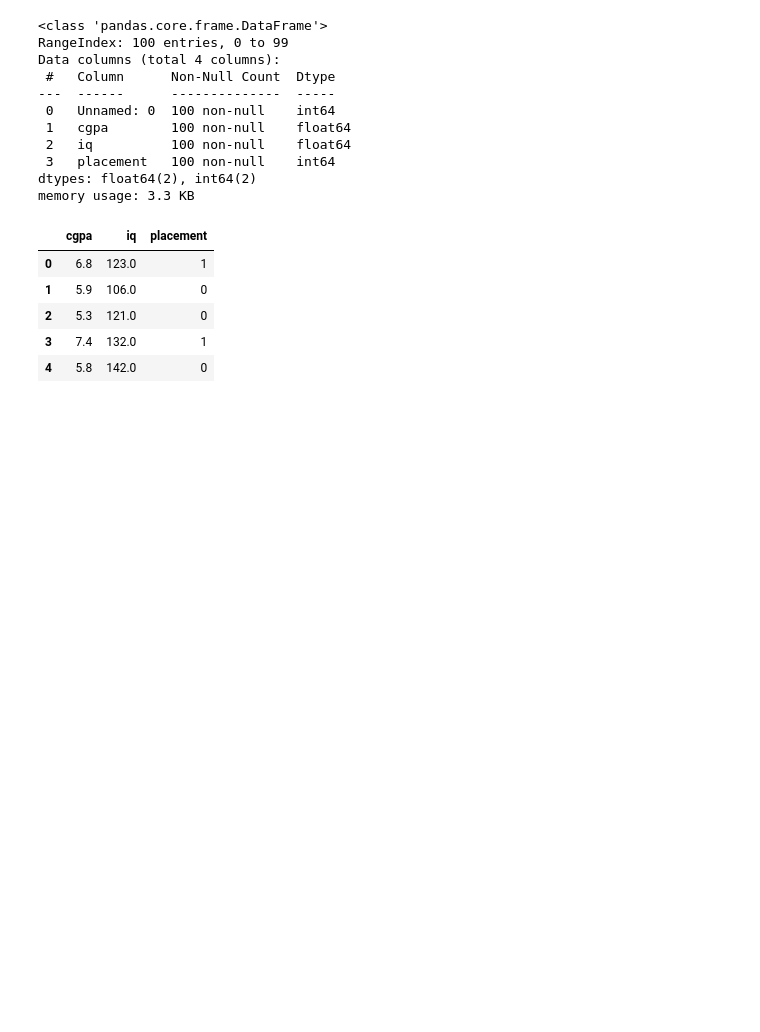
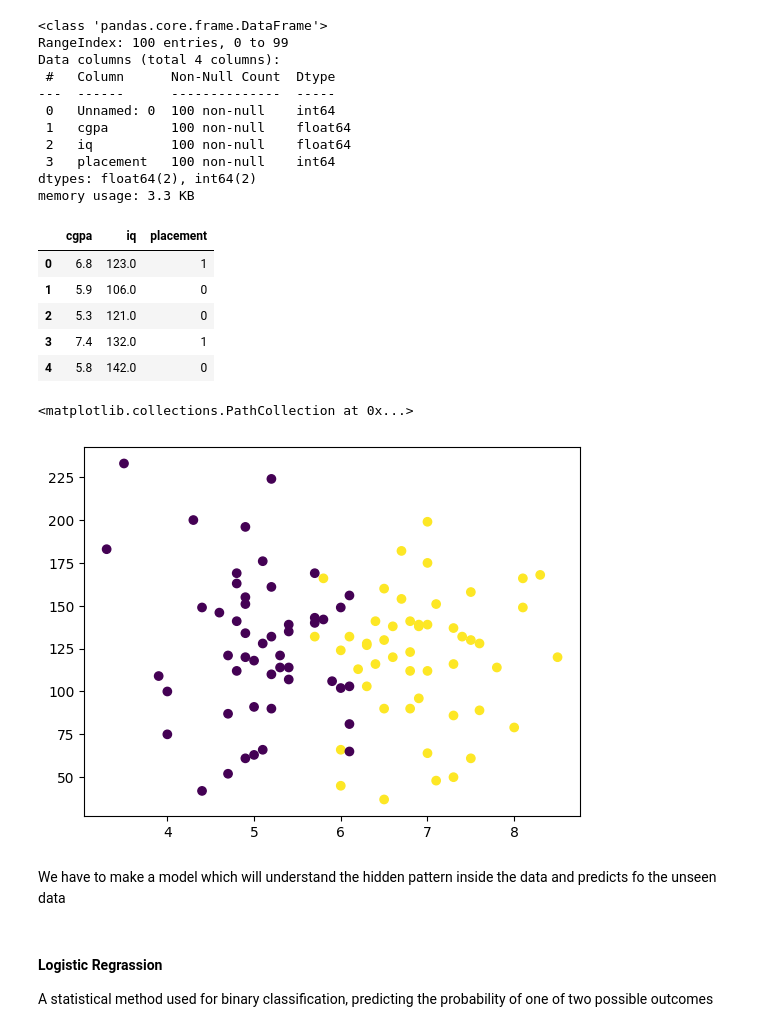
Before and after one commit to VarenyaVisen/ml-toy-project, a Jupyter notebook: cgpa.ipynb, the cells around one changed output. Drawn from its saved outputs; the diff is of its cells as text; code cells hidden in the pictures; blank space fills up the shorter version.

Commit message:
model training and data splitting

```diff
--- a/cgpa.ipynb
+++ b/cgpa.ipynb
@@ -57,0 +60,11 @@ df.head()
+# %%
+plt.scatter(df["cgpa"],df["iq"],c=df["placement"]) # x axis = cgpa, y axis = iq
+# %% [output]
+<matplotlib.collections.PathCollection at 0x...>
+[figure, added]
+# %% [markdown]
+We have to make a model which will understand the hidden pattern inside the data and predicts fo the unseen data
+# %% [markdown]
+#### Logistic Regrassion
+
+A statistical method used for binary classification, predicting the probability of one of two possible outcomes
```
Also changed, not shown: parts of 20 cells of this notebook, 1 other file.
